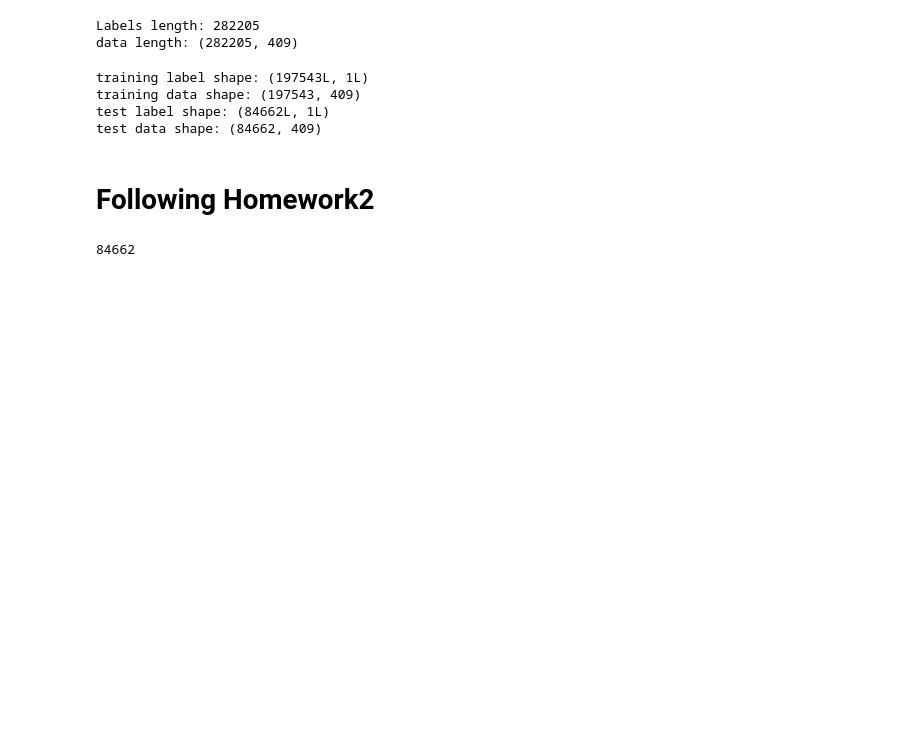
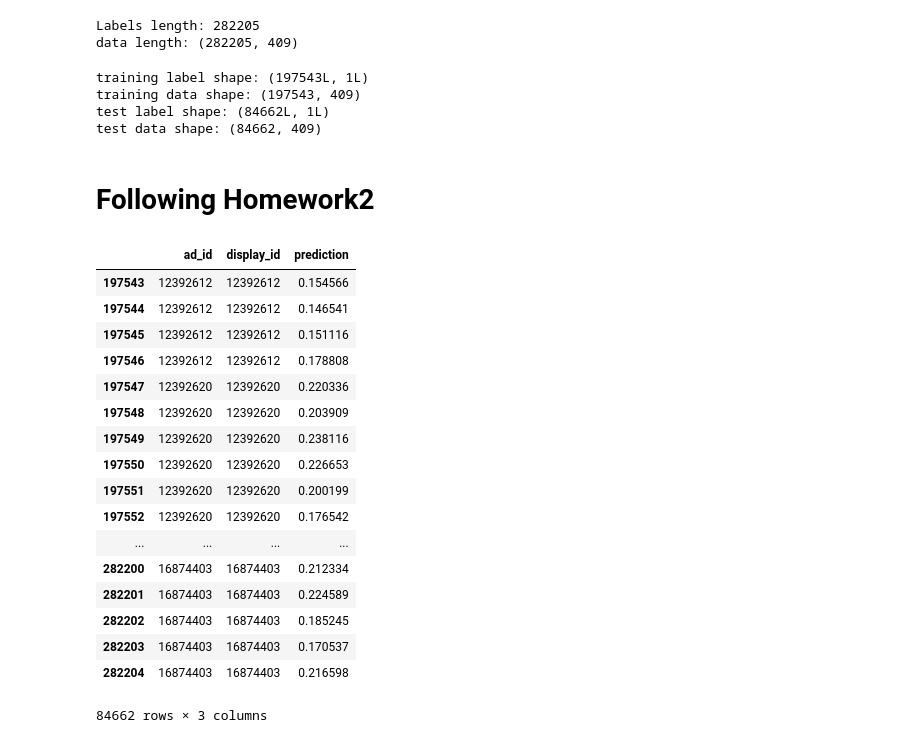
Before and after one commit to sarahkelley/w207_final_project_Cluster-F, a Jupyter notebook: Data_Wrangling_Lisa.ipynb, the cells around one changed output. Saved outputs shown, nothing was run; the diff lists cells and outputs as text; code cells hidden in the pictures; blank space fills up the shorter version.

```diff
--- a/Data_Wrangling_Lisa.ipynb
+++ b/Data_Wrangling_Lisa.ipynb
@@ -243,11 +306,33 @@ from sklearn.datasets import fetch_20newsgroups
 # SK-learn libraries for feature extraction from text.
 from sklearn.feature_extraction.text import *
 # %%
-def lr_prediction():
-    '''Returns the array of ad_id and probability it will be clicked'''
+def lr_prediction(test_data, test_labels, train_data, train_labels):
+    '''Returns the array of display_id, ad_id and probability it will be clicked'''
     lr = LogisticRegression()
     lr.fit(train_data[train_data.columns[11:]].fillna(0), train_labels)
     lr_click_prob = lr.predict_proba(test_data[test_data.columns[11:]].fillna(0))[:,1]
     lr_score = lr.score(test_data[test_data.columns[11:]].fillna(0), test_labels)
+    return pd.DataFrame({'display_id': test_data['display_id'],
+                         'ad_id': test_data['ad_id'],
+                         'prediction': lr_click_prob
+                        })
+lr_prediction(test_data, test_labels, train_data, train_labels)
 # %% [output]
+|  | ad_id | display_id | prediction |
+| 197543 | 12392612 | 12392612 | 0.154566 |
+| 197544 | 12392612 | 12392612 | 0.146541 |
+| 197545 | 12392612 | 12392612 | 0.151116 |
+| 197546 | 12392612 | 12392612 | 0.178808 |
+| 197547 | 12392620 | 12392620 | 0.220336 |
+| 197548 | 12392620 | 12392620 | 0.203909 |
+| 197549 | 12392620 | 12392620 | 0.238116 |
+| 197550 | 12392620 | 12392620 | 0.226653 |
+| 197551 | 12392620 | 12392620 | 0.200199 |
+| 197552 | 12392620 | 12392620 | 0.176542 |
+| ... | ... | ... | ... |
+| 282200 | 16874403 | 16874403 | 0.212334 |
+| 282201 | 16874403 | 16874403 | 0.224589 |
+| 282202 | 16874403 | 16874403 | 0.185245 |
+| 282203 | 16874403 | 16874403 | 0.170537 |
+| 282204 | 16874403 | 16874403 | 0.216598 |
-84662
+84662 rows × 3 columns
```
Also changed, not shown: parts of 3 cells of this notebook.
